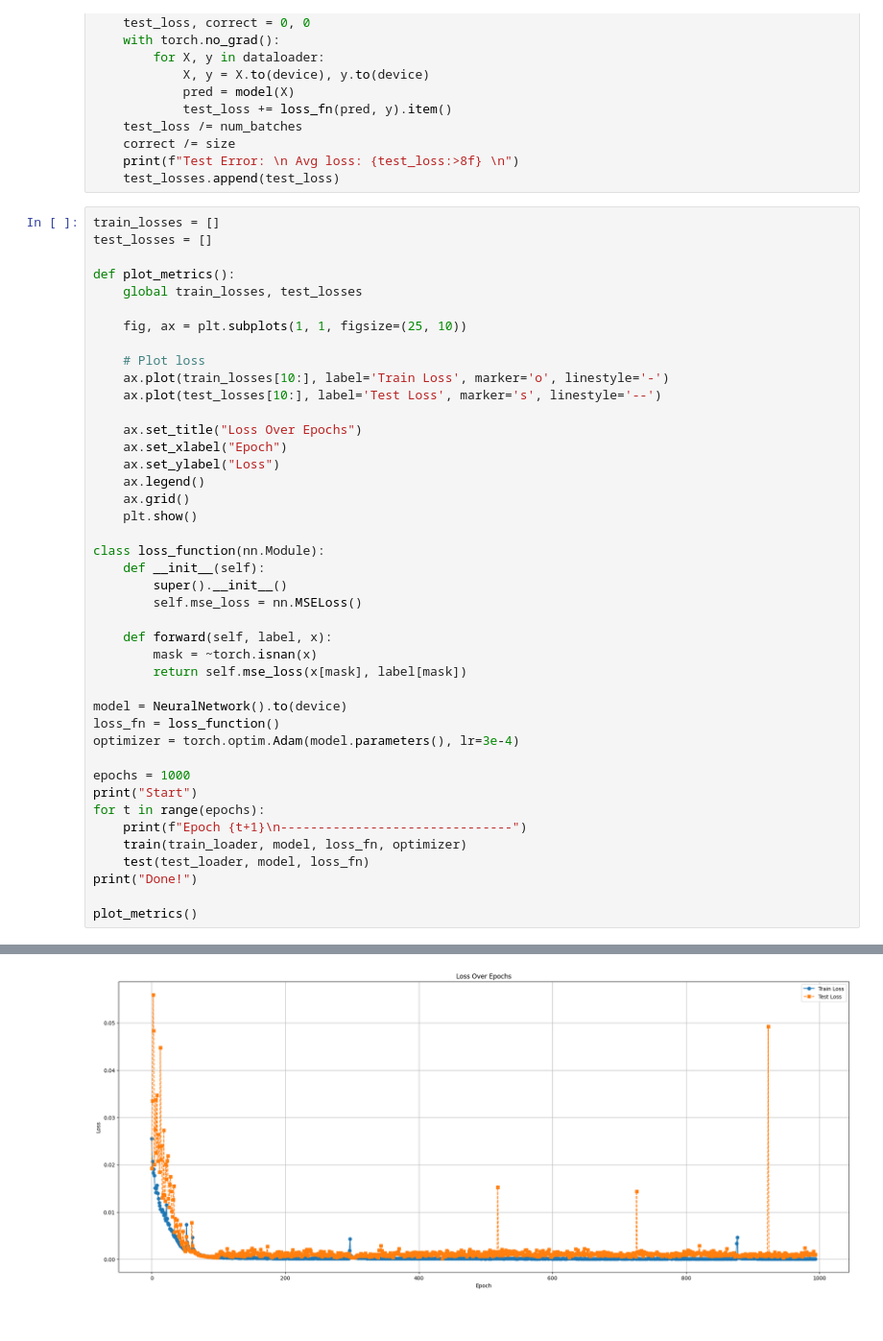
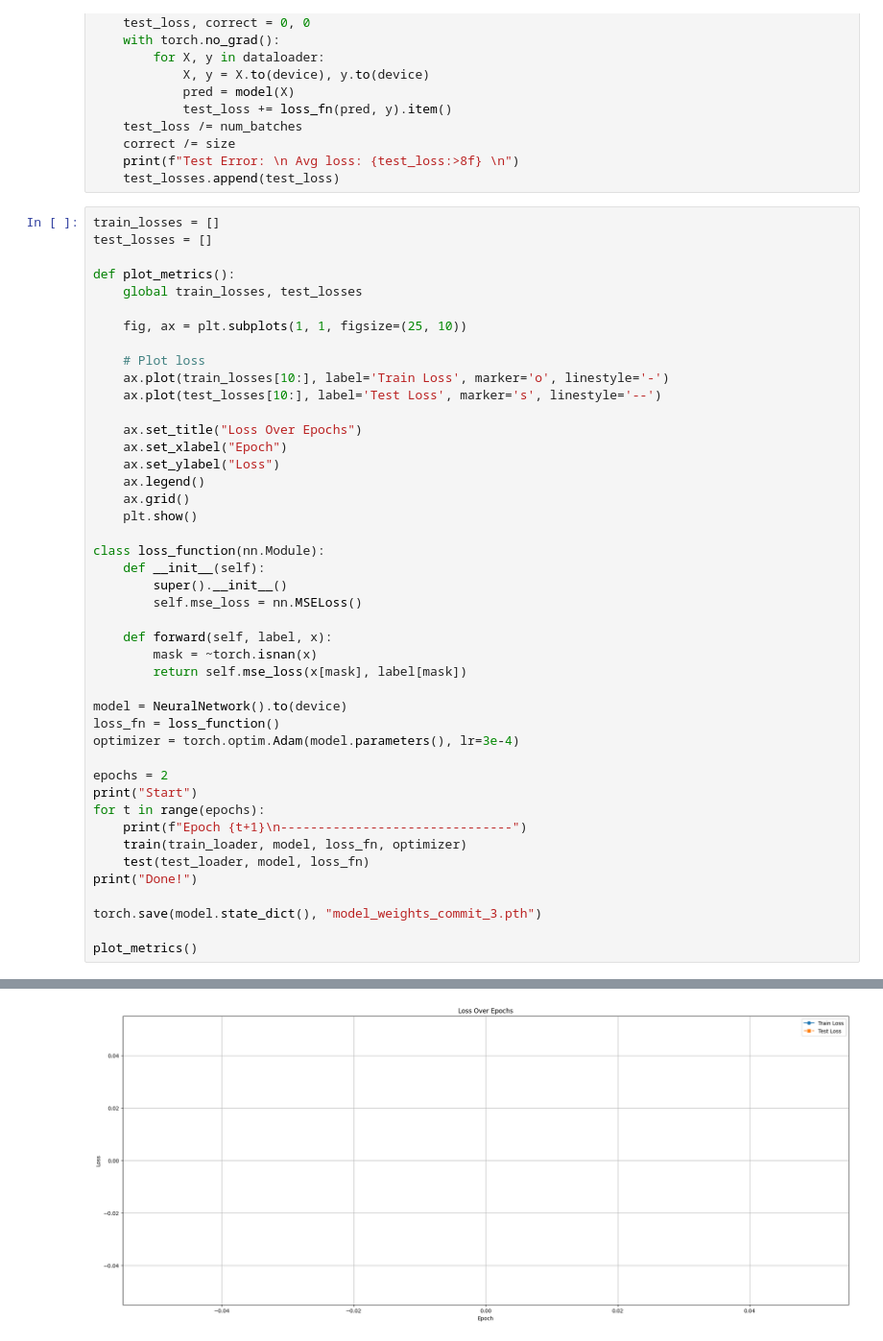
Before and after one commit to TimofeiZavileiskii/Key_Points, a Jupyter notebook: facial_points.ipynb, the cells around one changed output, grey strips where cells are left out. Shown at 96% size. Drawn from its saved outputs; the diff is of its cells as text.

```diff
--- a/facial_points.ipynb
+++ b/facial_points.ipynb
@@ -235,7 +265,7 @@ model = NeuralNetwork().to(device)
 loss_fn = loss_function()
 optimizer = torch.optim.Adam(model.parameters(), lr=3e-4)
 
-epochs = 1000
+epochs = 2
 print("Start")
 for t in range(epochs):
     print(f"Epoch {t+1}\n-------------------------------")
@@ -243,6 +273,8 @@ for t in range(epochs):
     test(test_loader, model, loss_fn)
 print("Done!")
 
+torch.save(model.state_dict(), "model_weights_commit_3.pth")
+
 plot_metrics()
 # %% [output]
 Start
@@ -263,6 +298,6 @@ Test Error:
 
 Done!
-[figure, old version]
+[figure, new version]
 # %%
 submission_loader = UnlabeledFacialDataset("data/test.csv")
 
```
Also changed, not shown: parts of 4 cells of this notebook.
